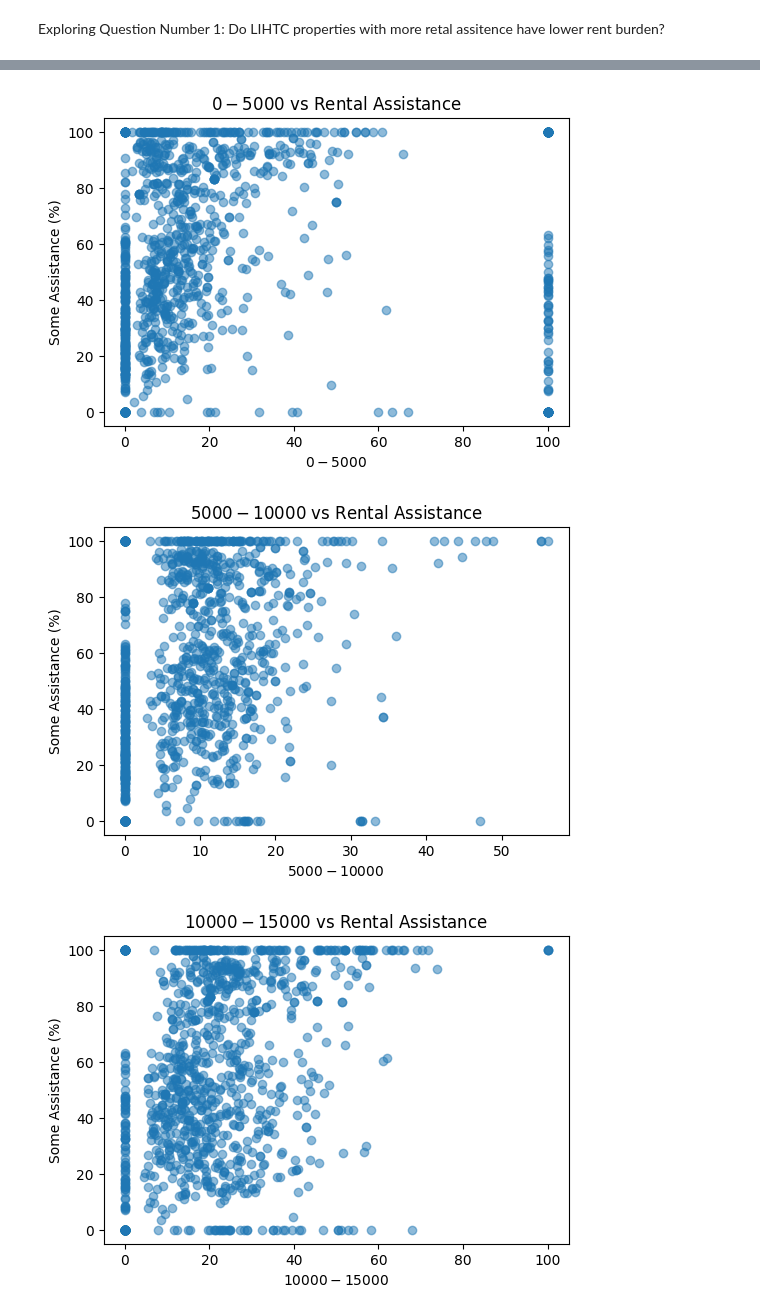
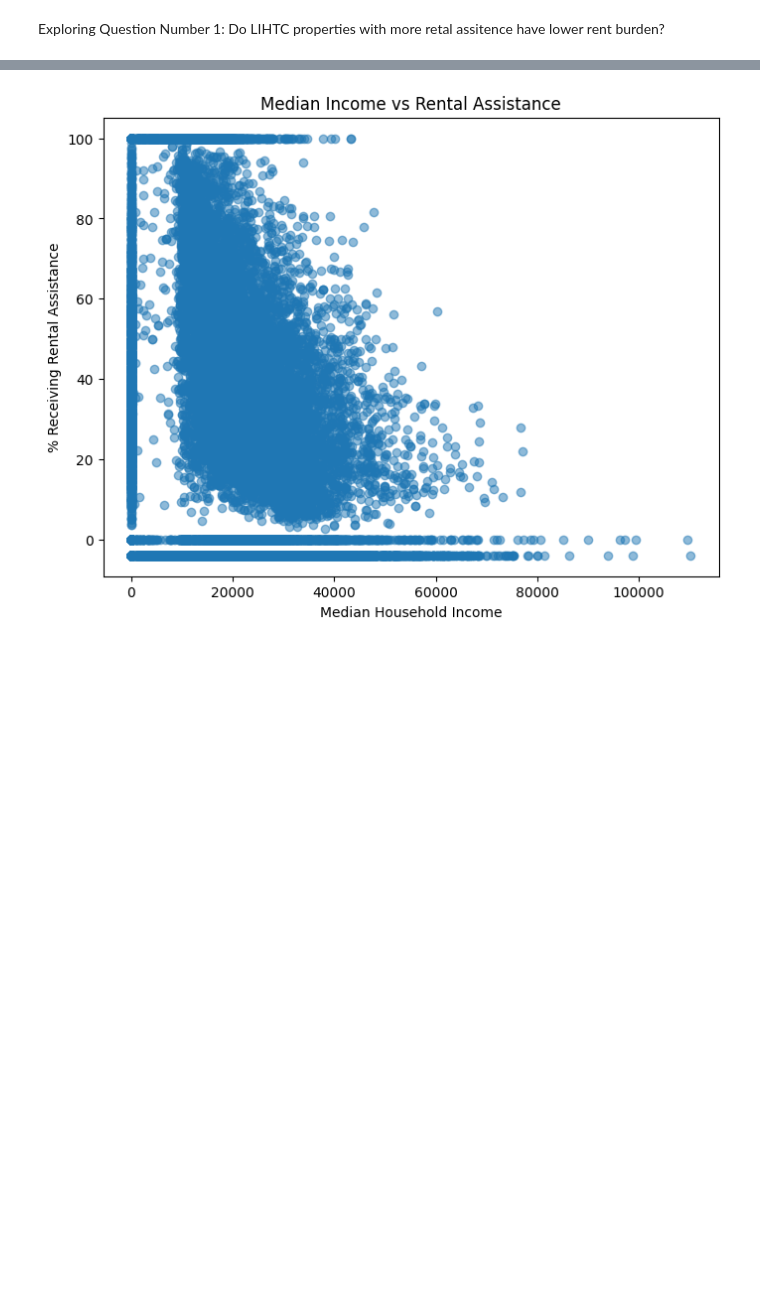
Before and after one commit to bitriagaleonela40-cmd/housing-research, a Jupyter notebook: Housing.ipynb, the cells around one changed output, grey strips where cells are left out. Saved outputs shown, nothing was run; the diff lists cells and outputs as text; code cells hidden in the pictures; blank space fills up the shorter version.

```diff
--- a/Housing.ipynb
+++ b/Housing.ipynb
@@ -375,41 +378,29 @@ Exploring Question Number 2: Do LITCH properties with more rental assitance have
 # %%
 #Create a data frame with household income and rental assitance
-Question_two = housing_df[['state', 'propertyname' ,'city', 'UNITS_INC_0_5K_PCT', 'UNITS_INC_5K_10K_PCT',
-       'UNITS_INC_10K_15K_PCT', 'UNITS_INC_15_20K_PCT',
-       'UNITS_INC_GRT_20K_PCT', 	'UNITS_RNTASSTNCE_RPTD_0_PCT', 'UNITS_RNTASSTNCE_RPTD_GRT0_PCT']]
+Question_two = housing_df[['state', 'propertyname' ,'city', 'MEDIAN_INC', 'UNITS_RNTASSTNCE_RPTD_0_PCT',
+       'UNITS_RNTASSTNCE_RPTD_GRT0_PCT', ]]
 #Rename variables
-Question_two = Question_two.rename(columns={"UNITS_INC_0_5K_PCT": "$0-$5000"})
-Question_two = Question_two.rename(columns={"UNITS_INC_5K_10K_PCT": "$5000-$10000"})
-Question_two = Question_two.rename(columns={"UNITS_INC_10K_15K_PCT": "$10000-$15000"})
-Question_two = Question_two.rename(columns={"UNITS_INC_15_20K_PCT": "$15000-$20000"})
-Question_two = Question_two.rename(columns={"UNITS_INC_GRT_20K_PCT": "$20000+"})
+Question_two = Question_two.rename(columns={"MEDIAN_INC": "MedianIncome"})
 Question_two = Question_two.rename(columns={"UNITS_RNTASSTNCE_RPTD_0_PCT": "NoAssitance"})
 Question_two = Question_two.rename(columns={"UNITS_RNTASSTNCE_RPTD_GRT0_PCT": "SomeAssitance"})
 
 #Clean null values
-for col in ['$0-$5000','$5000-$10000','$10000-$15000','$15000-$20000','$20000+',"NoAssitance", "SomeAssitance"]:
+for col in ['MedianIncome',"NoAssitance", "SomeAssitance"]:
   Question_two[col] = Question_two[col].replace(-4, np.nan)
 
 Question_two = Question_two.dropna(axis = 0, how = 'any', subset = None)
 
 #Data Visualization
-income_cols = ['$0-$5000',
-               '$5000-$10000',
-               '$10000-$15000',
-               '$15000-$20000',
-               '$20000+']
+plt.figure(figsize=(8,6))
 
-for col in income_cols:
-    plt.figure(figsize=(6,4))
-    plt.scatter(Question_two[col],
-                Question_two['SomeAssitance'],
-                alpha=0.5)
+plt.scatter(housing_df['MEDIAN_INC'],
+            housing_df['UNITS_RNTASSTNCE_RPTD_GRT0_PCT'],
+            alpha=0.5)
 
-    plt.xlabel(col)
-    plt.ylabel("Some Assistance (%)")
-    plt.title(f"{col} vs Rental Assistance")
-    plt.show()
+plt.xlabel("Median Household Income")
+plt.ylabel("% Receiving Rental Assistance")
+plt.title("Median Income vs Rental Assistance")
+
+plt.show()
 # %% [output]
-[figure, old version]
+[figure, new version]
-[figure, removed]
-[figure, removed]
```
Also changed, not shown: parts of 4 cells of this notebook.
